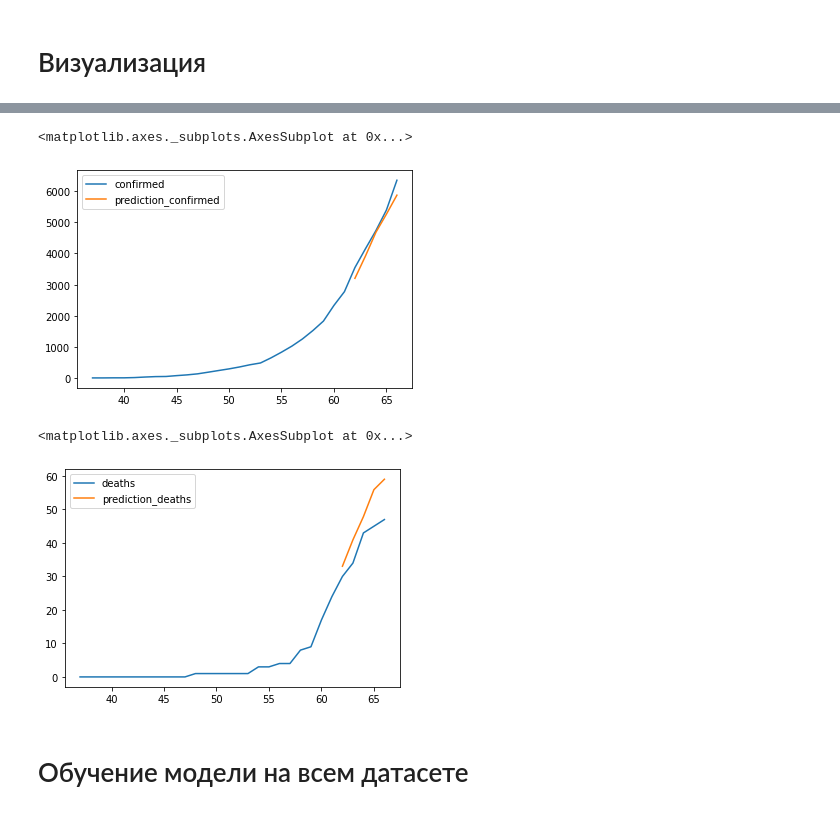
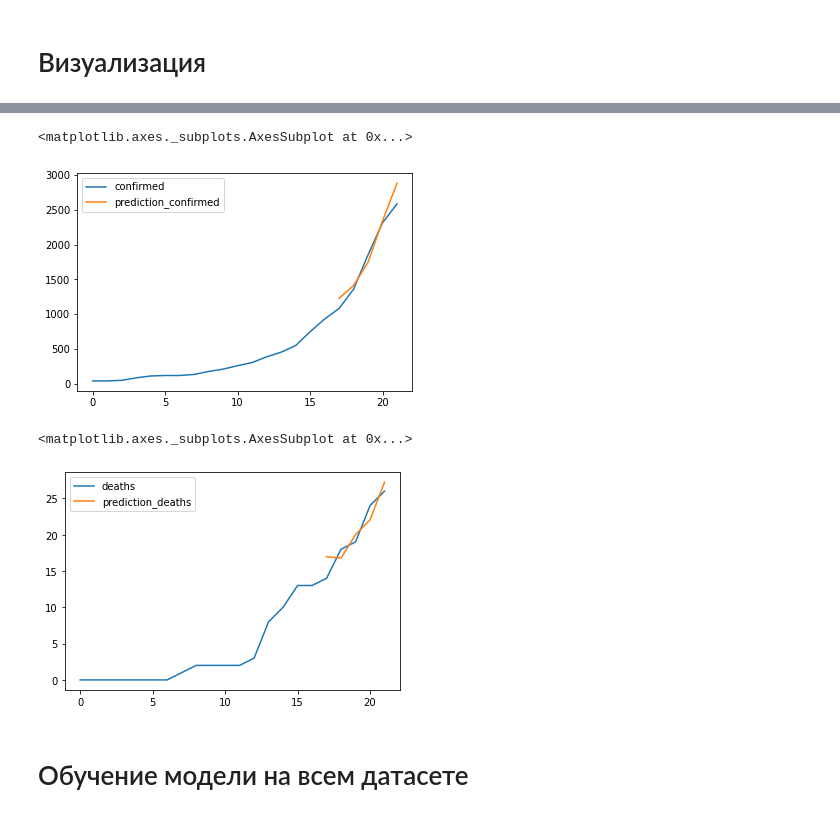
Before and after one commit to tyz910/sberbank-covid19, a Jupyter notebook: Predict.ipynb, the cells around one changed output, grey strips where cells are left out. Saved outputs shown, nothing was run; the diff lists cells and outputs as text; code cells hidden in the pictures.

```diff
--- a/Predict.ipynb
+++ b/Predict.ipynb
@@ -45,12 +43,10 @@ def get_y(df):
 
 def get_X(df):
     X = df.copy()
+    X = X.join(countries, on='country')[['country', 'confirmed', 'deaths', 'is_region', 'lat', 'long']]
+    X = add_prev_values(X, days=5)
 
-    add_days_since_start(X)
-    add_prev_values(X, "confirmed", days=5)
-    add_prev_values(X, "deaths", days=5)
-
-    return X.drop(columns=['date', 'country', 'confirmed', 'deaths'])
+    return X.drop(columns=['country', 'confirmed', 'deaths'])
 
 X, y = get_X(data), get_y(data)
 X_train, y_train = X.loc[train_idx], y.loc[train_idx]
@@ -68,9 +64,9 @@ X_train.tail()
 # Обучение модели с валидацией
 # %%
 LOG_DIR = "./logs"
-NUM_EPOCHS = 200
+NUM_EPOCHS = 1000
 BATCH_SIZE = 2048
-LEARNING_RATE = 0.1
+LEARNING_RATE = 0.001
 
 NUM_FEATURES = len(X_train.columns)
 NUM_TARGETS = len(y_train.columns)
@@ -79,15 +75,34 @@ NUM_TARGETS = len(y_train.columns)
 class CovidModel(torch.nn.Module):
     def __init__(self):
         super(CovidModel, self).__init__()
-        self.linear = torch.nn.Linear(NUM_FEATURES, NUM_TARGETS)
+
+        self.hidden1 = torch.nn.Sequential(
+            torch.nn.Linear(NUM_FEATURES, 64),
+            torch.nn.ReLU()
+        )
+
+        self.gate = torch.nn.Sequential(
+            torch.nn.Linear(64, 32),
+            torch.nn.Sigmoid()
+        )
+
+        self.hidden2 = torch.nn.Sequential(
+            torch.nn.Linear(64, 32),
+            torch.nn.ReLU()
+        )
+
+        self.out = torch.nn.Linear(32, NUM_TARGETS)
 
     def forward(self, X):
-        y = self.linear(X)
+        h1 = self.hidden1(X)
 
-        return y
+        g = self.gate(h1)
+        h2 = self.hidden2(h1)
+
+        return self.out(g * h2)
 
 
-model=CovidModel()
+model = CovidModel()
 criterion = torch.nn.MSELoss()
 optimizer = torch.optim.Adam(model.parameters(), lr=LEARNING_RATE)
 
@@ -141,13 +174,13 @@ data_pred
 # %%
-plot_preds(data_pred, 'RUS', 'confirmed')
+plot_preds(data_pred, 'RU-MOS', 'confirmed')
 # %% [output]
 <matplotlib.axes._subplots.AxesSubplot at 0x...>
-[figure, old version]
+[figure, new version]
 # %%
-plot_preds(data_pred, 'RUS', 'deaths')
+plot_preds(data_pred, 'RU-MOS', 'deaths')
 # %% [output]
 <matplotlib.axes._subplots.AxesSubplot at 0x...>
-[figure, old version]
+[figure, new version]
 # %% [markdown]
 # Обучение модели на всем датасете
 # %%
```
Also changed, not shown: parts of 11 cells of this notebook, 15 other files.
